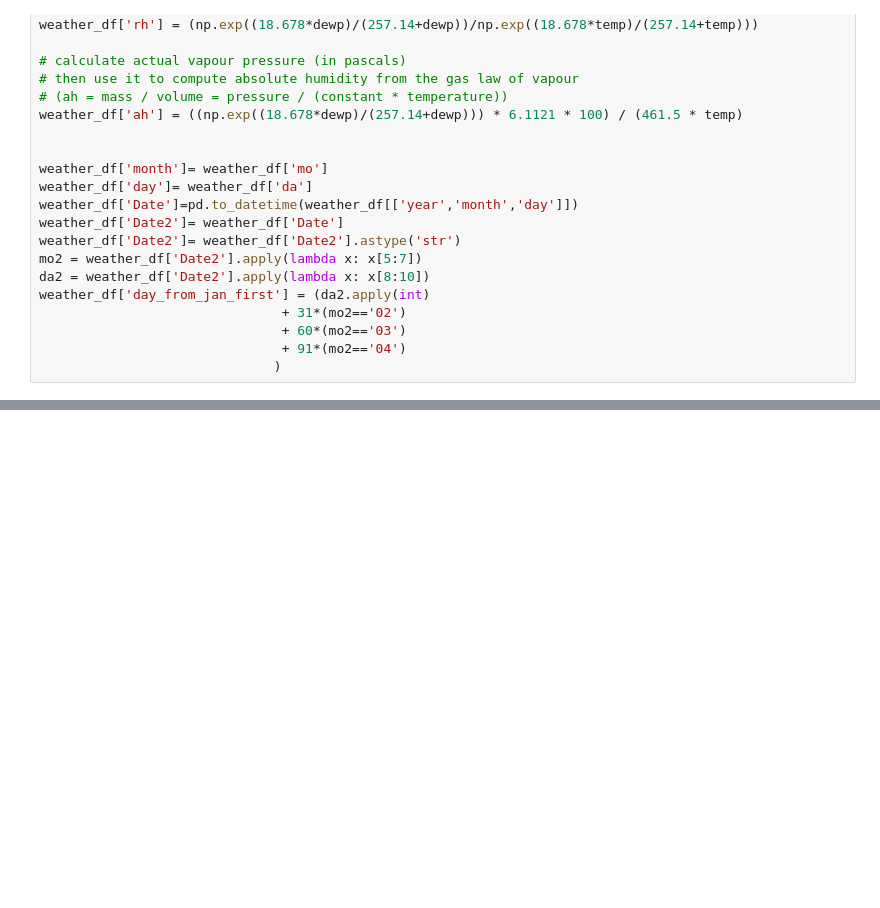
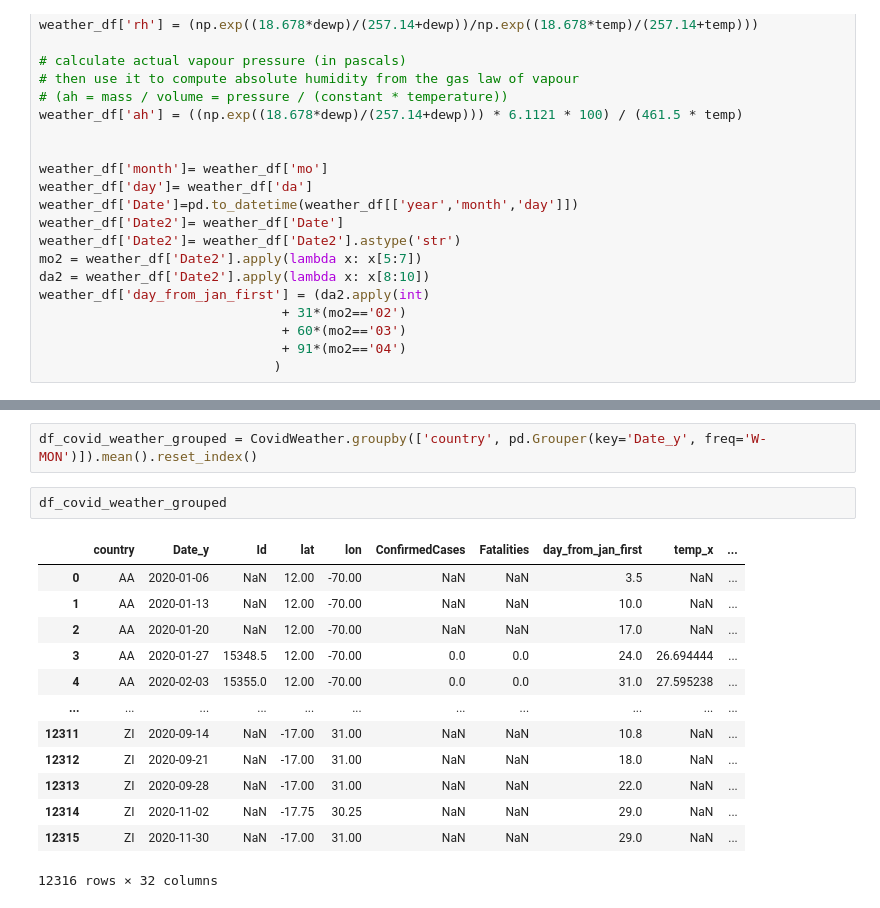
Before and after one commit to lucasbotellaroca/Covid-19_Reproduction_Rate_Estimator, a Jupyter notebook: weather_data.ipynb, the cells around one changed output, grey strips where cells are left out. Drawn from its saved outputs; the diff is of its cells as text; blank space fills up the shorter version.

```diff
--- a/weather_data.ipynb
+++ b/weather_data.ipynb
@@ -213,0 +229,18 @@ Name: Date, Length: 4093921, dtype: int64
+# %%
+df_covid_weather_grouped = CovidWeather.groupby(['country', pd.Grouper(key='Date_y', freq='W-MON')]).mean().reset_index()
+# %%
+df_covid_weather_grouped
+# %% [output]
+|  | country | Date_y | Id | lat | lon | ConfirmedCases | Fatalities | day_from_jan_first | temp_x | ... |
+| 0 | AA | 2020-01-06 | NaN | 12.00 | -70.00 | NaN | NaN | 3.5 | NaN | ... |
+| 1 | AA | 2020-01-13 | NaN | 12.00 | -70.00 | NaN | NaN | 10.0 | NaN | ... |
+| 2 | AA | 2020-01-20 | NaN | 12.00 | -70.00 | NaN | NaN | 17.0 | NaN | ... |
+| 3 | AA | 2020-01-27 | 15348.5 | 12.00 | -70.00 | 0.0 | 0.0 | 24.0 | 26.694444 | ... |
+| 4 | AA | 2020-02-03 | 15355.0 | 12.00 | -70.00 | 0.0 | 0.0 | 31.0 | 27.595238 | ... |
+| ... | ... | ... | ... | ... | ... | ... | ... | ... | ... | ... |
+| 12311 | ZI | 2020-09-14 | NaN | -17.00 | 31.00 | NaN | NaN | 10.8 | NaN | ... |
+| 12312 | ZI | 2020-09-21 | NaN | -17.00 | 31.00 | NaN | NaN | 18.0 | NaN | ... |
+| 12313 | ZI | 2020-09-28 | NaN | -17.00 | 31.00 | NaN | NaN | 22.0 | NaN | ... |
+| 12314 | ZI | 2020-11-02 | NaN | -17.75 | 30.25 | NaN | NaN | 29.0 | NaN | ... |
+| 12315 | ZI | 2020-11-30 | NaN | -17.00 | 31.00 | NaN | NaN | 29.0 | NaN | ... |
+12316 rows × 32 columns
```
Also changed, not shown: parts of 9 cells of this notebook.
